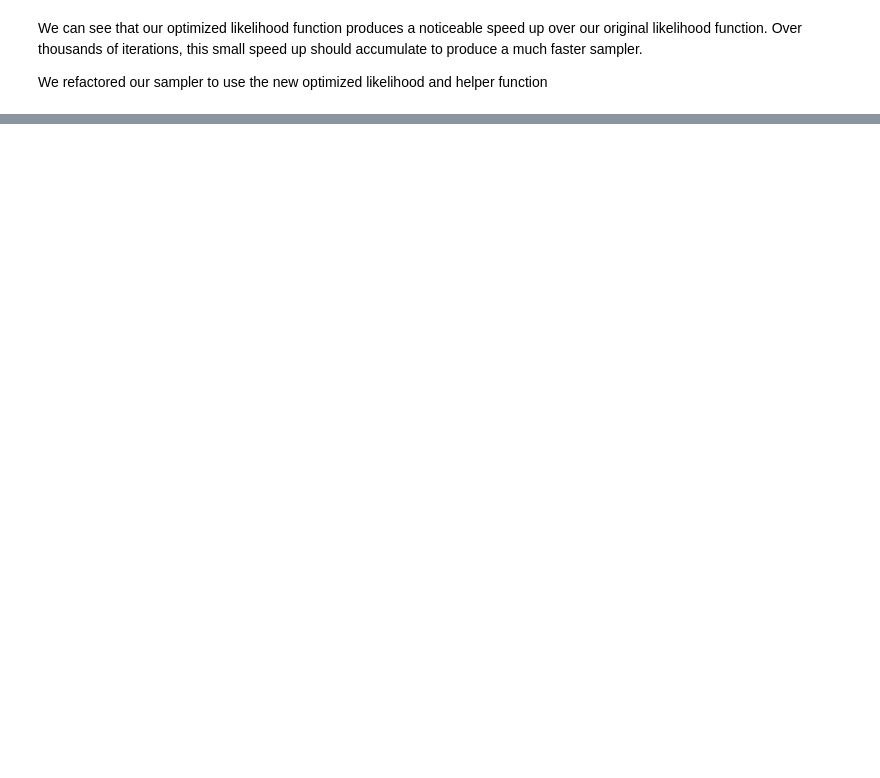
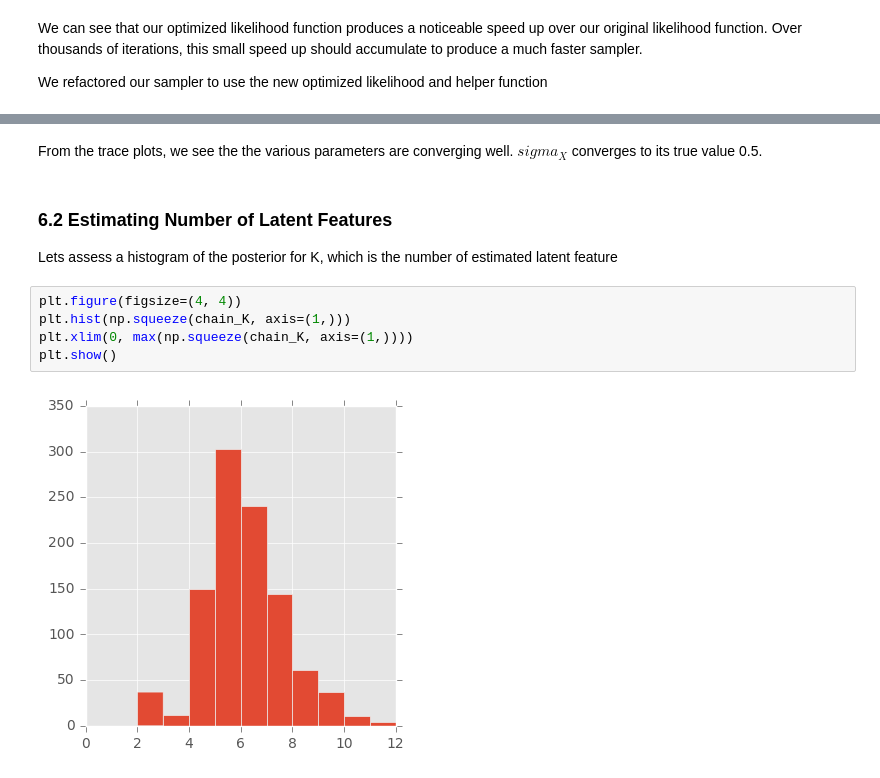
Before and after one commit to drjorda2/STA-663-IndianBuffet, a Jupyter notebook: IndianBuffetProcess_FinalDraft.ipynb, the cells around one changed output, grey strips where cells are left out. Cells and saved outputs as stored; diff of their text form; blank space fills up the shorter version.

```diff
--- a/IndianBuffetProcess_FinalDraft.ipynb
+++ b/IndianBuffetProcess_FinalDraft.ipynb
@@ -721,0 +1105,13 @@ def sampler_opt(data, num_objects, object_dim, E=1000,  K_inf = 20, sigma_X = 1,
+# %% [markdown]
+From the trace plots, we see the the various parameters are converging well. $sigma_X$ converges to its true value 0.5.
+# %% [markdown]
+### 6.2 Estimating Number of Latent Features
+
+Lets assess a histogram of the posterior for K, which is the number of estimated latent feature
+# %%
+plt.figure(figsize=(4, 4))
+plt.hist(np.squeeze(chain_K, axis=(1,)))
+plt.xlim(0, max(np.squeeze(chain_K, axis=(1,))))
+plt.show()
+# %% [output]
+[figure, added]
```
Also changed, not shown: parts of 29 cells of this notebook.
